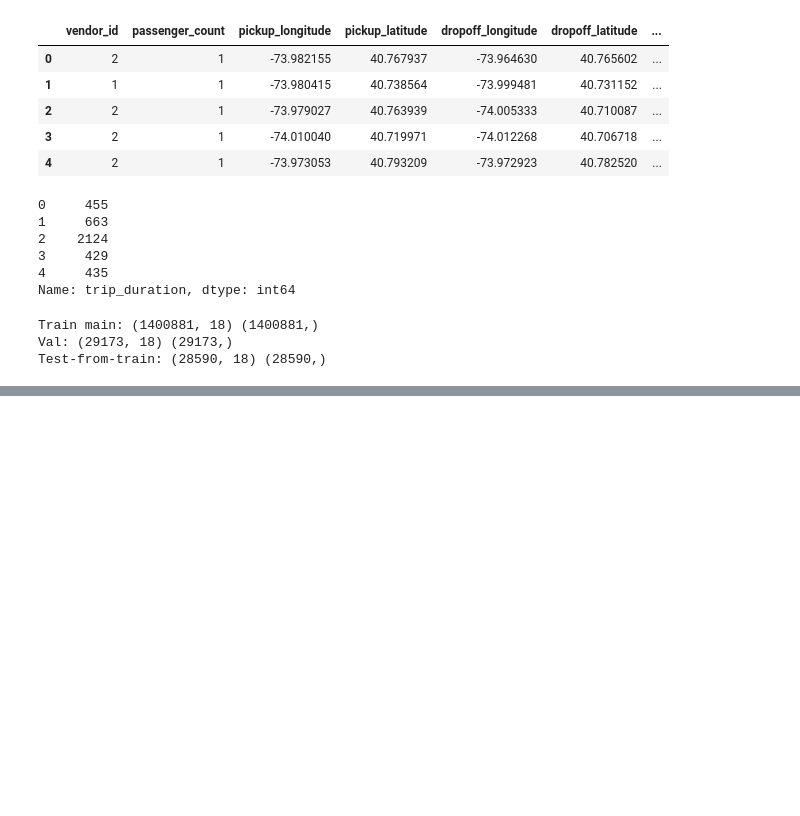
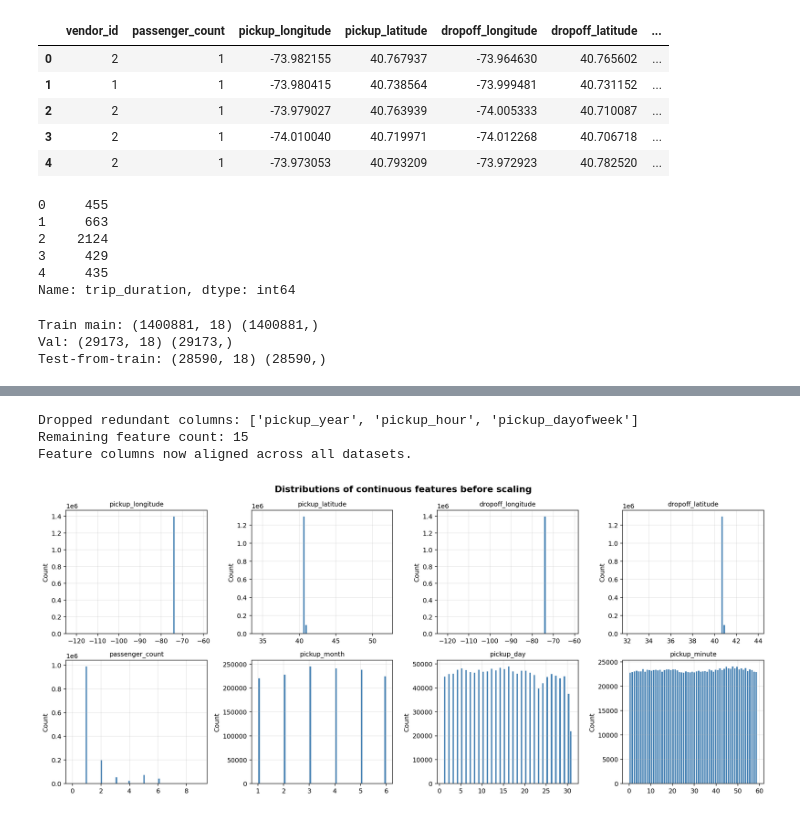
Before and after one commit to Zakariajava/New_York_City_Taxi_Trip_Duration_pred, a Jupyter notebook: notebooks/nycttdp.ipynb, the cells around one changed output, grey strips where cells are left out. Drawn from its saved outputs; the diff is of its cells as text; code cells hidden in the pictures; blank space fills up the shorter version.

```diff
--- a/notebooks/nycttdp.ipynb
+++ b/notebooks/nycttdp.ipynb
@@ -249,0 +270,44 @@ Test-from-train: (28590, 18) (28590,)
+# %%
+# ============================================================
+# Drop redundant or uninformative datetime columns
+# ============================================================
+
+cols_to_drop = ["pickup_year", "pickup_hour", "pickup_dayofweek"]
+
+for df in (X_train_main, X_val, X_test_from_train, X_test):
+    df.drop(columns=cols_to_drop, inplace=True, errors="ignore")
+
+print("Dropped redundant columns:", cols_to_drop)
+print("Remaining feature count:", X_train_main.shape[1])
+print("Feature columns now aligned across all datasets.")
+# %% [output]
+Dropped redundant columns: ['pickup_year', 'pickup_hour', 'pickup_dayofweek']
+Remaining feature count: 15
+Feature columns now aligned across all datasets.
+# %%
+# ============================================================
+# Quick visualization of numeric feature distributions
+# ============================================================
+cols_to_plot = [
+    "pickup_longitude", "pickup_latitude",
+    "dropoff_longitude", "dropoff_latitude",
+    "passenger_count", "pickup_month",
+    "pickup_day", "pickup_minute"
+]
+
+fig, axes = plt.subplots(2, 4, figsize=(16, 7))
+axes = axes.flatten()
+
+for i, col in enumerate(cols_to_plot):
+    ax = axes[i]
+    ax.hist(X_train_main[col], bins=60, color="steelblue", edgecolor="white")
+    ax.set_title(col, fontsize=10)
+    ax.set_xlabel("")  # clean layout
+    ax.set_ylabel("Count")
+    ax.grid(True, alpha=0.3)
+
+fig.suptitle("Distributions of continuous features before scaling", fontsize=14, weight="bold")
+plt.tight_layout()
+plt.show()
+# %% [output]
+[figure, added]
```
Also changed, not shown: parts of 3 cells of this notebook.
